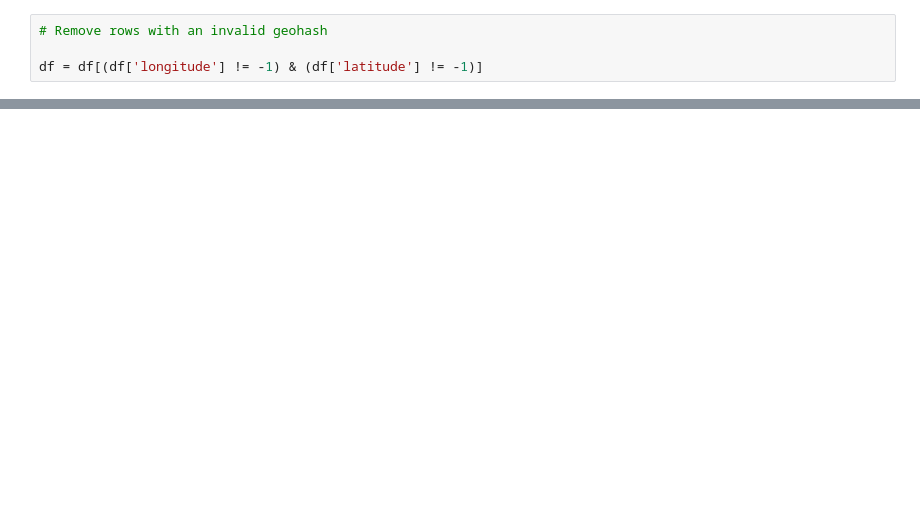
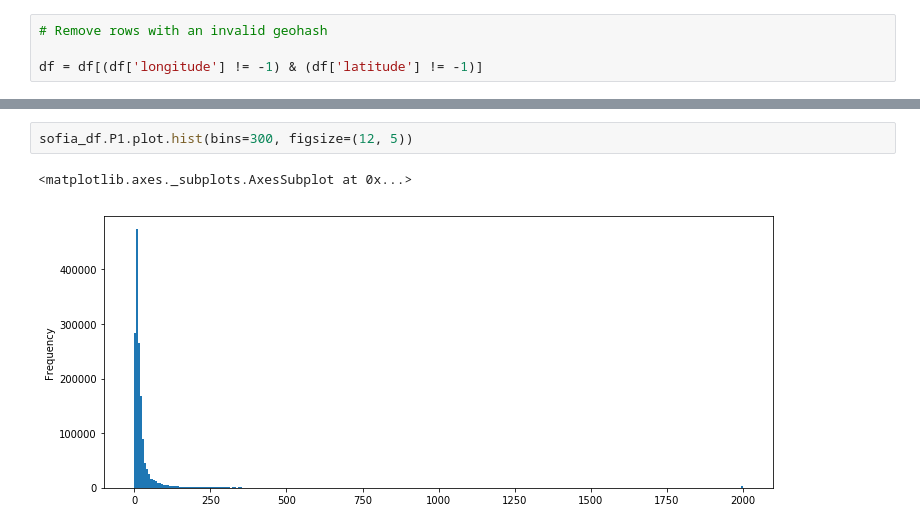
Before and after one commit to Bugzey/Team-Midas, a Jupyter notebook: 2. Data Understanding/DU_005 Geospatial Analysis.ipynb, the cells around one changed output, grey strips where cells are left out. Cells and saved outputs as stored; diff of their text form; blank space fills up the shorter version.

```diff
--- a/2. Data Understanding/DU_005 Geospatial Analysis.ipynb
+++ b/2. Data Understanding/DU_005 Geospatial Analysis.ipynb
@@ -84,0 +99,5 @@ sofia_df.describe()
+# %%
+sofia_df.P1.plot.hist(bins=300, figsize=(12, 5))
+# %% [output]
+<matplotlib.axes._subplots.AxesSubplot at 0x...>
+[figure, added]
```
Also changed, not shown: parts of 11 cells of this notebook.
